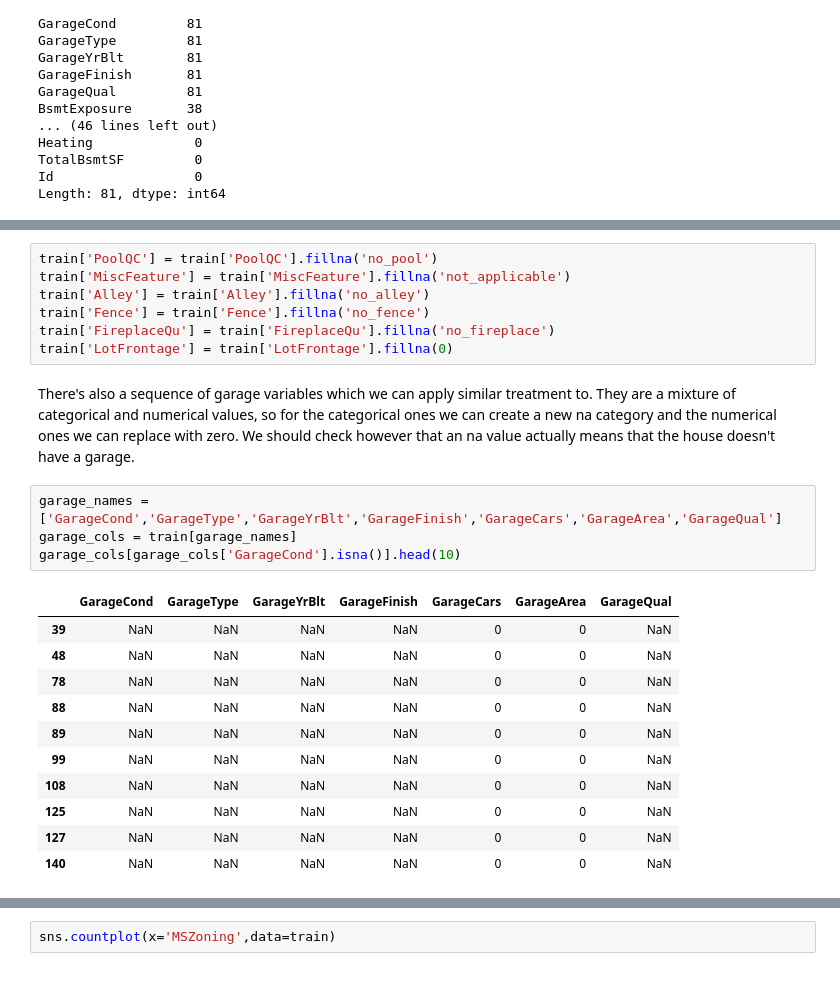
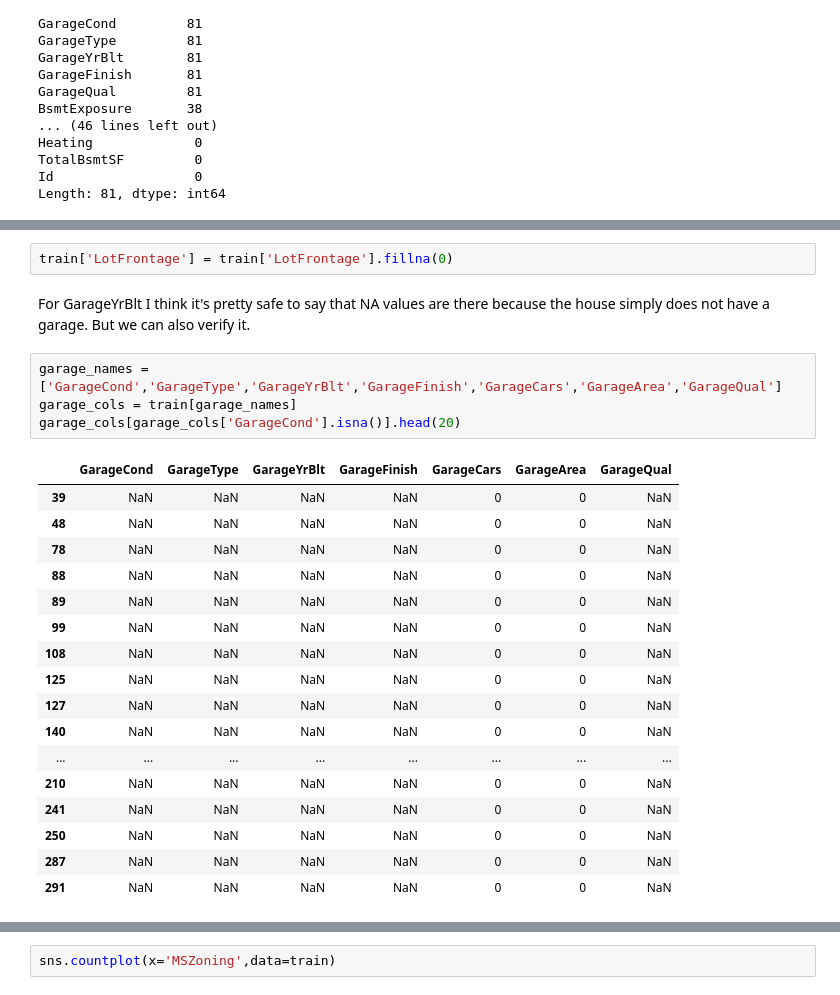
Before and after one commit to hxyue1/House-Prices, a Jupyter notebook: EDA.ipynb, the cells around one changed output, grey strips where cells are left out. Cells and saved outputs as stored; diff of their text form.

```diff
--- a/EDA.ipynb
+++ b/EDA.ipynb
@@ -133,26 +133,27 @@ For LotFrontage, I suspect the same problem occurs, but we can instead replace t
-# %%
-train['PoolQC'] = train['PoolQC'].fillna('no_pool')
-train['MiscFeature'] = train['MiscFeature'].fillna('not_applicable')
-train['Alley'] = train['Alley'].fillna('no_alley')
-train['Fence'] = train['Fence'].fillna('no_fence')
-train['FireplaceQu'] = train['FireplaceQu'].fillna('no_fireplace')
-train['LotFrontage'] = train['LotFrontage'].fillna(0)
-# %% [markdown]
-There's also a sequence of garage variables which we can apply similar treatment to. They are a mixture of categorical and numerical values, so for the categorical ones we can create a new na category and the numerical ones we can replace with zero. We should check however that an na value actually means that the house doesn't have a garage.
+# %%
+train['LotFrontage'] = train['LotFrontage'].fillna(0)
+# %% [markdown]
+For GarageYrBlt I think it's pretty safe to say that NA values are there because the house simply does not have a garage. But we can also verify it.
 # %%
 garage_names = ['GarageCond','GarageType','GarageYrBlt','GarageFinish','GarageCars','GarageArea','GarageQual']
 garage_cols = train[garage_names]
-garage_cols[garage_cols['GarageCond'].isna()].head(10)
+garage_cols[garage_cols['GarageCond'].isna()].head(20)
 # %% [output]
 |  | GarageCond | GarageType | GarageYrBlt | GarageFinish | GarageCars | GarageArea | GarageQual |
 | 39 | NaN | NaN | NaN | NaN | 0 | 0 | NaN |
 | 48 | NaN | NaN | NaN | NaN | 0 | 0 | NaN |
 | 78 | NaN | NaN | NaN | NaN | 0 | 0 | NaN |
 | 88 | NaN | NaN | NaN | NaN | 0 | 0 | NaN |
 | 89 | NaN | NaN | NaN | NaN | 0 | 0 | NaN |
 | 99 | NaN | NaN | NaN | NaN | 0 | 0 | NaN |
 | 108 | NaN | NaN | NaN | NaN | 0 | 0 | NaN |
 | 125 | NaN | NaN | NaN | NaN | 0 | 0 | NaN |
 | 127 | NaN | NaN | NaN | NaN | 0 | 0 | NaN |
 | 140 | NaN | NaN | NaN | NaN | 0 | 0 | NaN |
+| ... | ... | ... | ... | ... | ... | ... | ... |
+| 210 | NaN | NaN | NaN | NaN | 0 | 0 | NaN |
+| 241 | NaN | NaN | NaN | NaN | 0 | 0 | NaN |
+| 250 | NaN | NaN | NaN | NaN | 0 | 0 | NaN |
+| 287 | NaN | NaN | NaN | NaN | 0 | 0 | NaN |
+| 291 | NaN | NaN | NaN | NaN | 0 | 0 | NaN |
 # %% [markdown]
```
Also changed, not shown: parts of 14 cells of this notebook, 1 other file.
